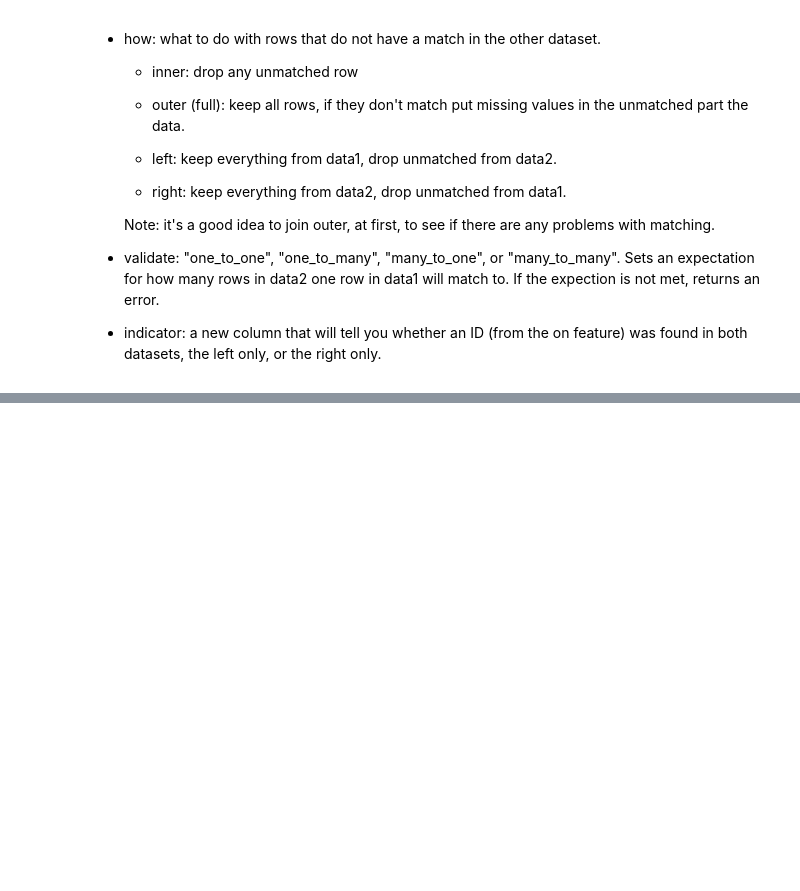
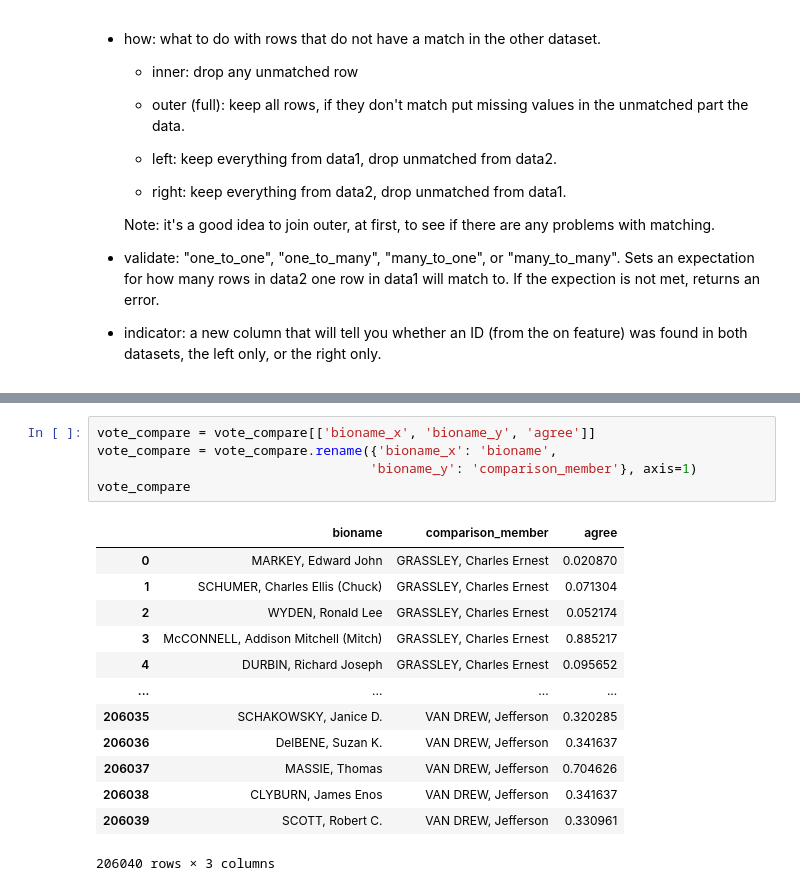
Before and after one commit to CastelAndres/DS6600Project, a Jupyter notebook: notebooks/ideology.ipynb, the cells around one changed output, grey strips where cells are left out. Drawn from its saved outputs; the diff is of its cells as text; blank space fills up the shorter version.

```diff
--- a/notebooks/ideology.ipynb
+++ b/notebooks/ideology.ipynb
@@ -329,0 +298,19 @@ vote_compare[vote_compare['bioname'].str.contains('MCGUIRE')].sort_values('agree
+# %%
+vote_compare = vote_compare[['bioname_x', 'bioname_y', 'agree']]
+vote_compare = vote_compare.rename({'bioname_x': 'bioname',
+                                   'bioname_y': 'comparison_member'}, axis=1)
+vote_compare
+# %% [output]
+|  | bioname | comparison_member | agree |
+| 0 | MARKEY, Edward John | GRASSLEY, Charles Ernest | 0.020870 |
+| 1 | SCHUMER, Charles Ellis (Chuck) | GRASSLEY, Charles Ernest | 0.071304 |
+| 2 | WYDEN, Ronald Lee | GRASSLEY, Charles Ernest | 0.052174 |
+| 3 | McCONNELL, Addison Mitchell (Mitch) | GRASSLEY, Charles Ernest | 0.885217 |
+| 4 | DURBIN, Richard Joseph | GRASSLEY, Charles Ernest | 0.095652 |
+| ... | ... | ... | ... |
+| 206035 | SCHAKOWSKY, Janice D. | VAN DREW, Jefferson | 0.320285 |
+| 206036 | DelBENE, Suzan K. | VAN DREW, Jefferson | 0.341637 |
+| 206037 | MASSIE, Thomas | VAN DREW, Jefferson | 0.704626 |
+| 206038 | CLYBURN, James Enos | VAN DREW, Jefferson | 0.341637 |
+| 206039 | SCOTT, Robert C. | VAN DREW, Jefferson | 0.330961 |
+206040 rows × 3 columns
```
Also changed, not shown: parts of 31 cells of this notebook, 11 other files.
